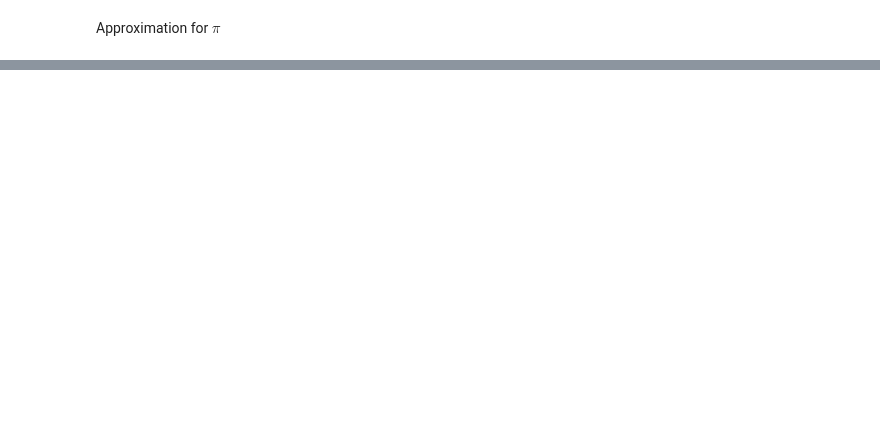
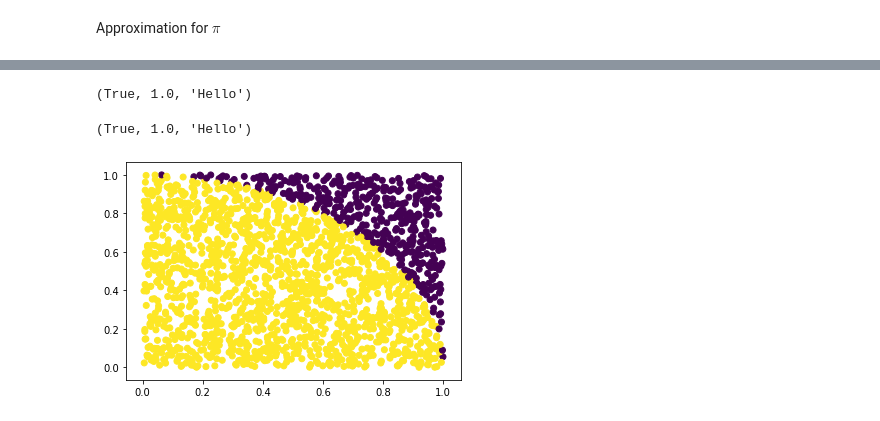
Before and after one commit to jianhuizhai/jupyter-example, a Jupyter notebook: github-example.ipynb, the cells around one changed output, grey strips where cells are left out. Saved outputs shown, nothing was run; the diff lists cells and outputs as text; code cells hidden in the pictures; blank space fills up the shorter version.

```diff
--- a/github-example.ipynb
+++ b/github-example.ipynb
@@ -48,0 +85,21 @@ fraction = hits / N
+# %%
+def f(x, y, s):
+    return (x, y, s)
+
+interact(f, x=True, y=1.0, s="Hello");
+# %% [output]
+(True, 1.0, 'Hello')
+# %%
+@interact(x=True, y=1.0, s="Hello")
+def g(x, y, s):
+    return (x, y, s)
+# %% [output]
+(True, 1.0, 'Hello')
+# %%
+@interact
+def plot_points(n=(1,10)):
+    # we plot every n-th point
+    x, y, colors = zip(*points[::n])
+    pyplot.scatter(x, y, c=colors)
+# %% [output]
+[figure, added]
```
Also changed, not shown: parts of 8 cells of this notebook.
